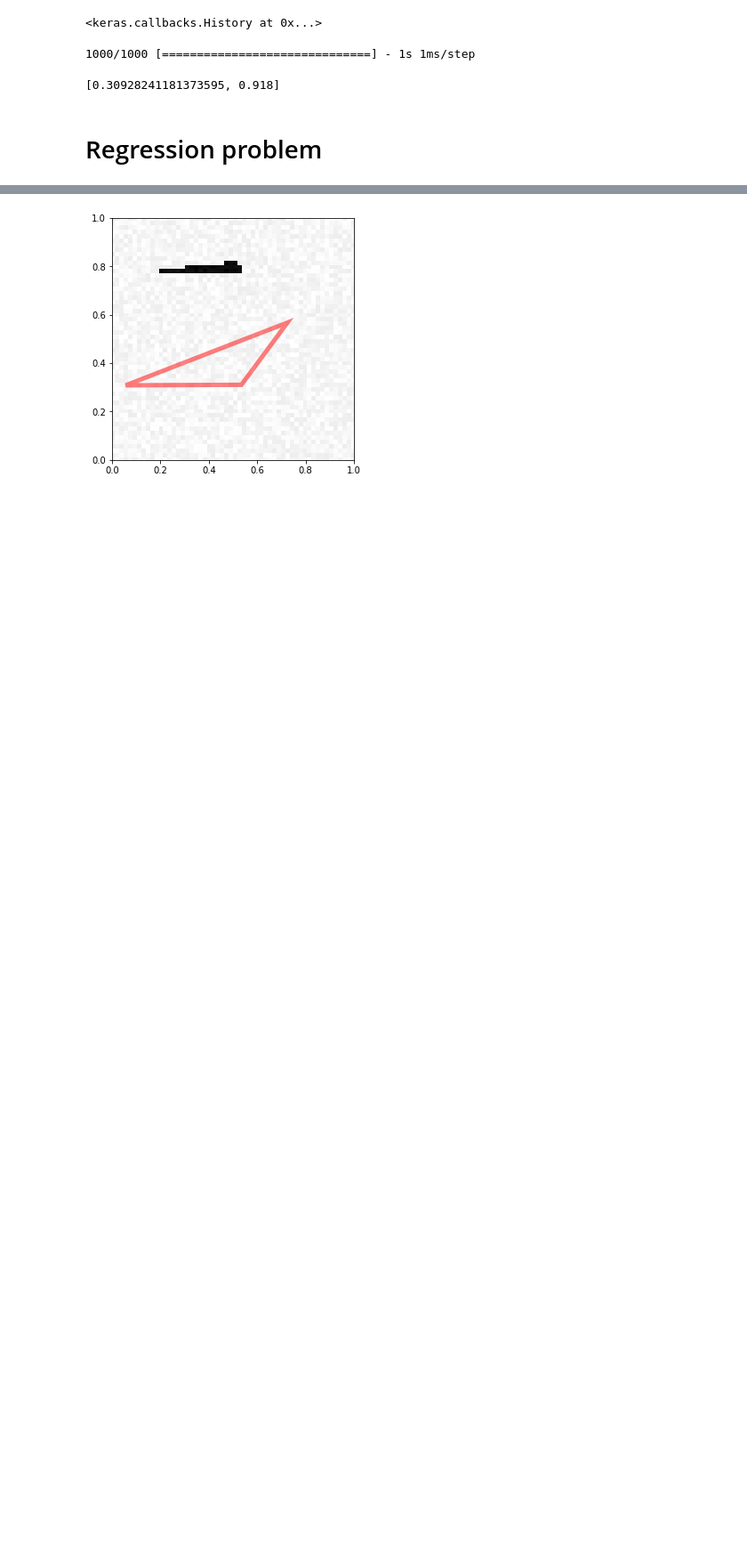
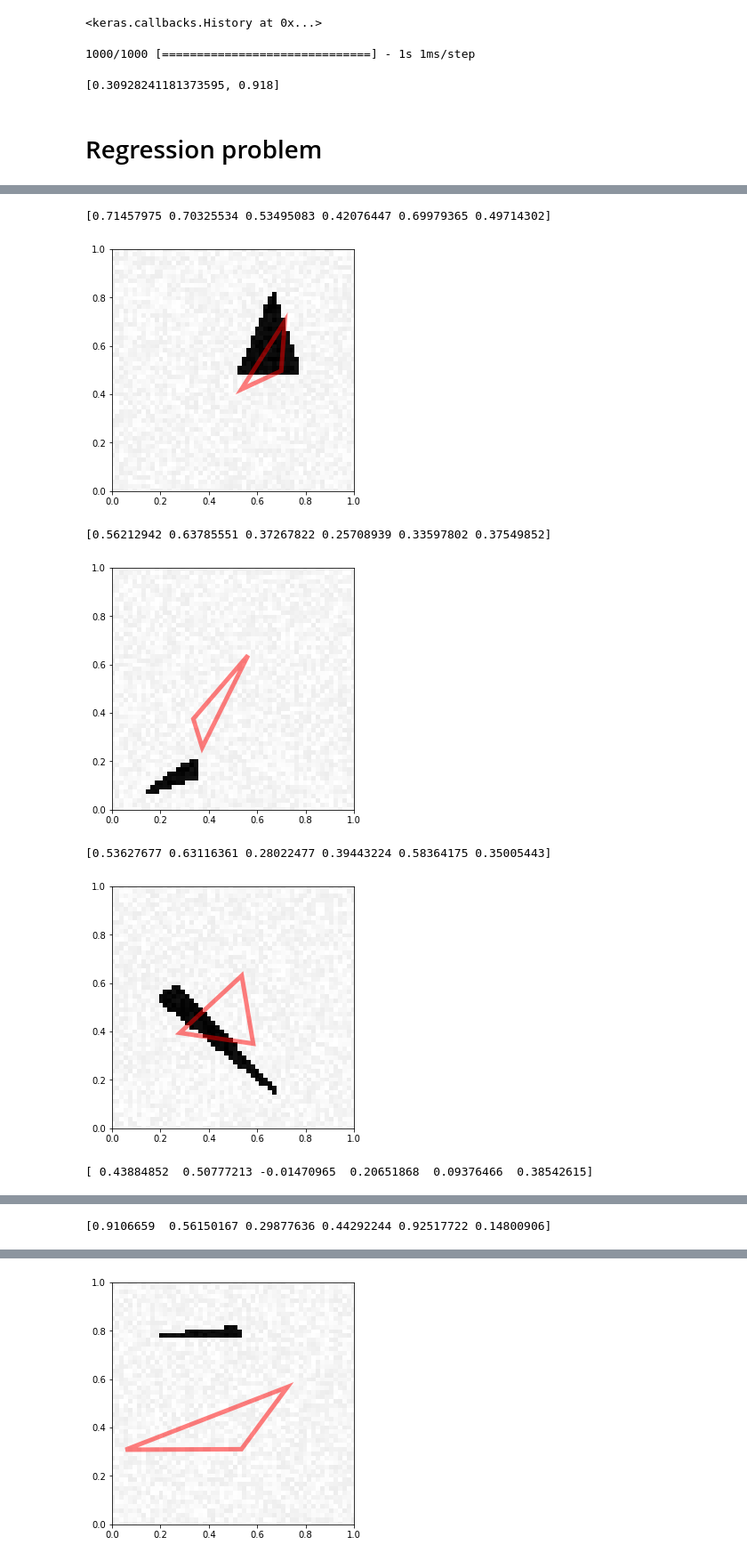
Before and after one commit to joelseytre/deep-learning-course, a Jupyter notebook: mp1-jseytre.ipynb, the cells around one changed output, grey strips where cells are left out. Shown at 89% size. Drawn from its saved outputs; the diff is of its cells as text; code cells hidden in the pictures; blank space fills up the shorter version.

```diff
--- a/mp1-jseytre.ipynb
+++ b/mp1-jseytre.ipynb
@@ -307,0 +340,30 @@ None
+# %%
+threshold = 0.05
+retrain_from_scratch = True
+errors = np.ones((6,2))
+for i in range(0, 6):
+    try:
+        train_error = models[i].evaluate(X_train3, Y_train4[i], verbose = 0)
+        test_error = models[i].evaluate(X_test3, Y_test4[i], verbose = 0)
+        print("Evaluating model %i: train error %.3f - test error %.3f" % (i, train_error, test_error))
+    except:
+        try:
+            print("\nModel %i/%i was not defined..." % (i, len(models)))
+            test_error = 1
+        except:
+            print("\nModels not defined!")
+            models = [clone_model(model3) for _ in range(0, 6)]
+    if test_error > threshold:
+        print("\n\nRetraining model %i because it was above threshold (%.3f vs %.3f)" % (i, test_error, threshold))
+        if retrain_from_scratch:
+            models[i] = clone_model(model3)
+            models[i].compile(optimizer='adam', loss='mean_squared_error')
+        models[i].fit(X_train3, Y_train4[i],
+              validation_data=(X_test3, Y_test4[i]),
+              epochs=20, batch_size=64)
+        print("\n\n")
+        train_error = models[i].evaluate(X_train3, Y_train4[i], verbose = 0)
+        test_error = models[i].evaluate(X_test3, Y_test4[i], verbose = 0)
+        print("Evaluating model %i: train error %.3f - test error %.3f" % (i, train_error, test_error))
+    errors[i,:] = [train_error, test_error]
+print("\nDone evaluating models!")
@@ -308,6 +388,6 @@ None
 # %%
 model3.fit(X_train3, Y_train4,
           validation_data=(X_test3, Y_test4),
-          epochs=15, batch_size=64)
+          epochs=20, batch_size=64)
 # %% [output]
 Train on 300 samples, validate on 300 samples
@@ -350,0 +411,19 @@ for i in range(0,5):
+# %%
+i=5
+
+# print(np.concatenate((Y_train4[i],model.predict(X_train3), models[i].predict(X_train3)),axis=1))
+# print(np.concatenate((Y_test4[i],model.predict(X_test3), models[i].predict(X_test3)),axis=1))
+# print(Y_test4)
+# print(model3.predict(X_test3))
+
+for i in range(0,5):
+    predictions = np.array([models[k].predict(X_train3)[i,0]+0.5 for k in range(0,6)])
+    visualize_prediction(X_train3[i,:,:], predictions)
+# %% [output]
+[0.71457975 0.70325534 0.53495083 0.42076447 0.69979365 0.49714302]
+[figure, added]
+[0.56212942 0.63785551 0.37267822 0.25708939 0.33597802 0.37549852]
+[figure, added]
+[0.53627677 0.63116361 0.28022477 0.39443224 0.58364175 0.35005443]
+[figure, added]
+[ 0.43884852  0.50777213 -0.01470965  0.20651868  0.09376466  0.38542615]
@@ -350,0 +431 @@ for i in range(0,5):
+[0.9106659  0.56150167 0.29877636 0.44292244 0.92517722 0.14800906]
```
Also changed, not shown: parts of 13 cells of this notebook.
